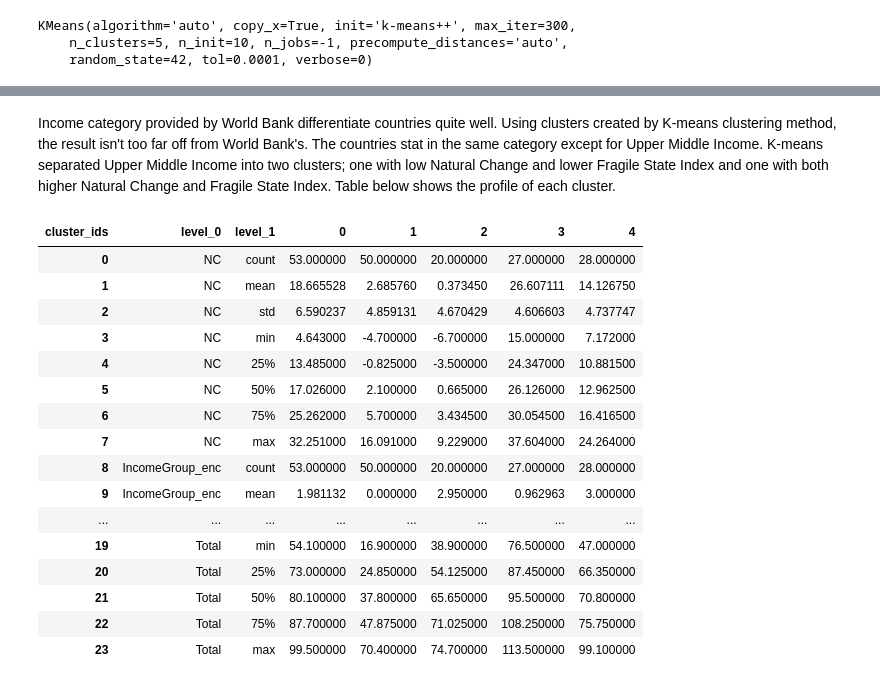
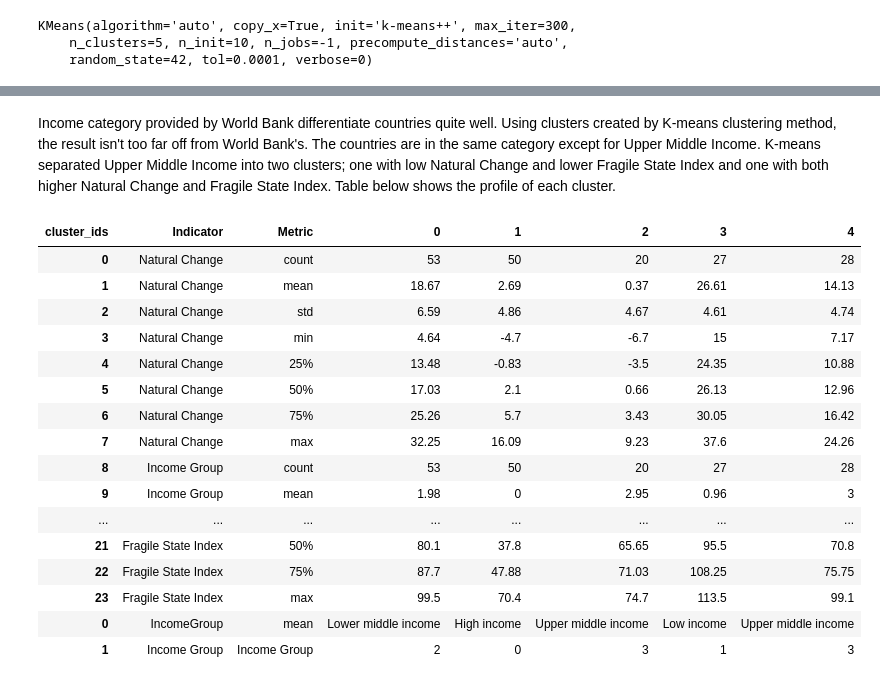
Before and after one commit to lilynuraini/lily, a Jupyter notebook: content/post/2022-01-02-countries-clustering/Untitled-Copy1.ipynb, the cells around one changed output, grey strips where cells are left out. Saved outputs shown, nothing was run; the diff lists cells and outputs as text; code cells hidden in the pictures.

```diff
--- a/content/post/2022-01-02-countries-clustering/Untitled-Copy1.ipynb
+++ b/content/post/2022-01-02-countries-clustering/Untitled-Copy1.ipynb
@@ -89,3 +64,10 @@ See the caveats in the documentation: http://pandas.pydata.org/pandas-docs/stabl
 | 208 | Estonia | EST | 2019 | 10.600 | 11.600 | Estonia | Estonia | Europe & Central Asia | ... |
 | 268 | Ethiopia | ETH | 2019 | 31.896 | 6.418 | Ethiopia | Ethiopia | Sub-Saharan Africa | ... |
 5 rows × 29 columns
+# %%
+le.fit(df_2019['IncomeGroup'])
+le_name_mapping = pd.DataFrame(le.classes_, le.transform(le.classes_))
+le_name_mapping['Income Group'] = le_name_mapping.index
+le_name_mapping = le_name_mapping.rename(columns={le_name_mapping.columns[0]: "IncomeGroup" })
+
+le_name_mapping
@@ -211,23 +208,39 @@ plt.show()
 # %% [markdown]
-Income category provided by World Bank differentiate countries quite well. Using clusters created by K-means clustering method, the result isn't too far off from World Bank's. The countries stat in the same category except for Upper Middle Income. K-means separated Upper Middle Income into two clusters; one with low Natural Change and lower Fragile State Index and one with both higher Natural Change and Fragile State Index. Table below shows the profile of each cluster.
+Income category provided by World Bank differentiate countries quite well. Using clusters created by K-means clustering method, the result isn't too far off from World Bank's. The countries are in the same category except for Upper Middle Income. K-means separated Upper Middle Income into two clusters; one with low Natural Change and lower Fragile State Index and one with both higher Natural Change and Fragile State Index. Table below shows the profile of each cluster.
-# %%
-# Cluster ID level summary
-df_2019kmeans_result.groupby('cluster_ids').describe().T.reset_index()
-# %% [output]
-| cluster_ids | level_0 | level_1 | 0 | 1 | 2 | 3 | 4 |
-| 0 | NC | count | 53.000000 | 50.000000 | 20.000000 | 27.000000 | 28.000000 |
-| 1 | NC | mean | 18.665528 | 2.685760 | 0.373450 | 26.607111 | 14.126750 |
-| 2 | NC | std | 6.590237 | 4.859131 | 4.670429 | 4.606603 | 4.737747 |
-| 3 | NC | min | 4.643000 | -4.700000 | -6.700000 | 15.000000 | 7.172000 |
-| 4 | NC | 25% | 13.485000 | -0.825000 | -3.500000 | 24.347000 | 10.881500 |
-| 5 | NC | 50% | 17.026000 | 2.100000 | 0.665000 | 26.126000 | 12.962500 |
-| 6 | NC | 75% | 25.262000 | 5.700000 | 3.434500 | 30.054500 | 16.416500 |
-| 7 | NC | max | 32.251000 | 16.091000 | 9.229000 | 37.604000 | 24.264000 |
-| 8 | IncomeGroup_enc | count | 53.000000 | 50.000000 | 20.000000 | 27.000000 | 28.000000 |
-| 9 | IncomeGroup_enc | mean | 1.981132 | 0.000000 | 2.950000 | 0.962963 | 3.000000 |
-| ... | ... | ... | ... | ... | ... | ... | ... |
-| 19 | Total | min | 54.100000 | 16.900000 | 38.900000 | 76.500000 | 47.000000 |
-| 20 | Total | 25% | 73.000000 | 24.850000 | 54.125000 | 87.450000 | 66.350000 |
-| 21 | Total | 50% | 80.100000 | 37.800000 | 65.650000 | 95.500000 | 70.800000 |
-| 22 | Total | 75% | 87.700000 | 47.875000 | 71.025000 | 108.250000 | 75.750000 |
-| 23 | Total | max | 99.500000 | 70.400000 | 74.700000 | 113.500000 | 99.100000 |
+# %%
+df_clust_Income = pd.DataFrame(df_2019kmeans_result.groupby('cluster_ids')['IncomeGroup_enc'].mean().round(0).astype(int))
+#print(df_clust_Income)
+#print(le_name_mapping)
+df_clust_mapping = pd.merge(df_clust_Income, le_name_mapping, how='left',left_on = 'IncomeGroup_enc',right_on = 'Income Group')
+#print(df_clust_mapping)
+df_clust_mapping = df_clust_mapping[['IncomeGroup','Income Group']]
+df_clust_mapping = df_clust_mapping.T.reset_index()
+df_clust_mapping = df_clust_mapping.rename(columns={'index':'Indicator'})
+new_col = ['mean', 'Income Group']
+df_clust_mapping.insert(loc=1, column='Metric', value=new_col)
+# %%
+df_clust_sum1 = df_2019kmeans_result.groupby('cluster_ids').describe().round(2).T.reset_index()
+df_clust_sum1 = df_clust_sum1.rename(columns={'level_0':'Indicator','level_1':'Metric'})
+df_clust_sum1.loc[df_clust_sum1['Indicator'] == 'NC', 'Indicator'] = 'Natural Change'
+df_clust_sum1.loc[df_clust_sum1['Indicator'] == 'Total', 'Indicator'] = 'Fragile State Index'
+df_clust_sum1.loc[df_clust_sum1['Indicator'] == 'IncomeGroup_enc', 'Indicator'] = 'Income Group'
+df_clust_sum1 = pd.concat([df_clust_sum1, df_clust_mapping], axis=0)
+df_clust_sum1
+# %% [output]
+| cluster_ids | Indicator | Metric | 0 | 1 | 2 | 3 | 4 |
+| 0 | Natural Change | count | 53 | 50 | 20 | 27 | 28 |
+| 1 | Natural Change | mean | 18.67 | 2.69 | 0.37 | 26.61 | 14.13 |
+| 2 | Natural Change | std | 6.59 | 4.86 | 4.67 | 4.61 | 4.74 |
+| 3 | Natural Change | min | 4.64 | -4.7 | -6.7 | 15 | 7.17 |
+| 4 | Natural Change | 25% | 13.48 | -0.83 | -3.5 | 24.35 | 10.88 |
+| 5 | Natural Change | 50% | 17.03 | 2.1 | 0.66 | 26.13 | 12.96 |
+| 6 | Natural Change | 75% | 25.26 | 5.7 | 3.43 | 30.05 | 16.42 |
+| 7 | Natural Change | max | 32.25 | 16.09 | 9.23 | 37.6 | 24.26 |
+| 8 | Income Group | count | 53 | 50 | 20 | 27 | 28 |
+| 9 | Income Group | mean | 1.98 | 0 | 2.95 | 0.96 | 3 |
+| ... | ... | ... | ... | ... | ... | ... | ... |
+| 21 | Fragile State Index | 50% | 80.1 | 37.8 | 65.65 | 95.5 | 70.8 |
+| 22 | Fragile State Index | 75% | 87.7 | 47.88 | 71.03 | 108.25 | 75.75 |
+| 23 | Fragile State Index | max | 99.5 | 70.4 | 74.7 | 113.5 | 99.1 |
+| 0 | IncomeGroup | mean | Lower middle income | High income | Upper middle income | Low income | Upper middle income |
+| 1 | Income Group | Income Group | 2 | 0 | 3 | 1 | 3 |
```
Also changed, not shown: parts of 22 cells of this notebook, 5 other files.
